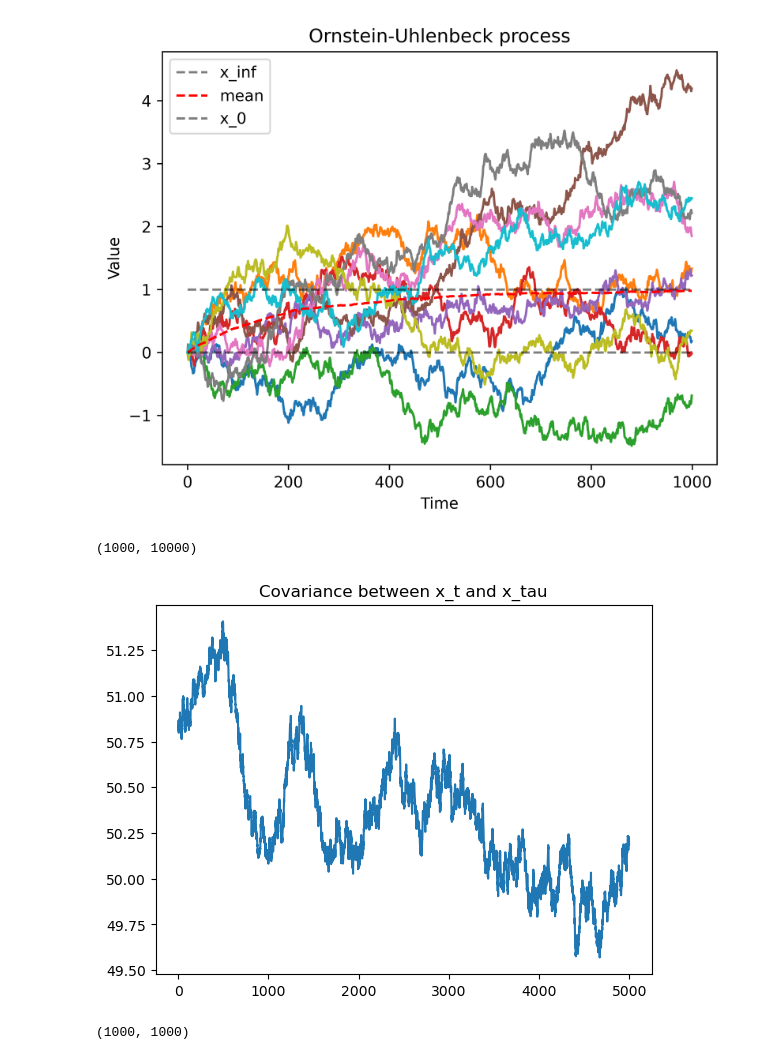
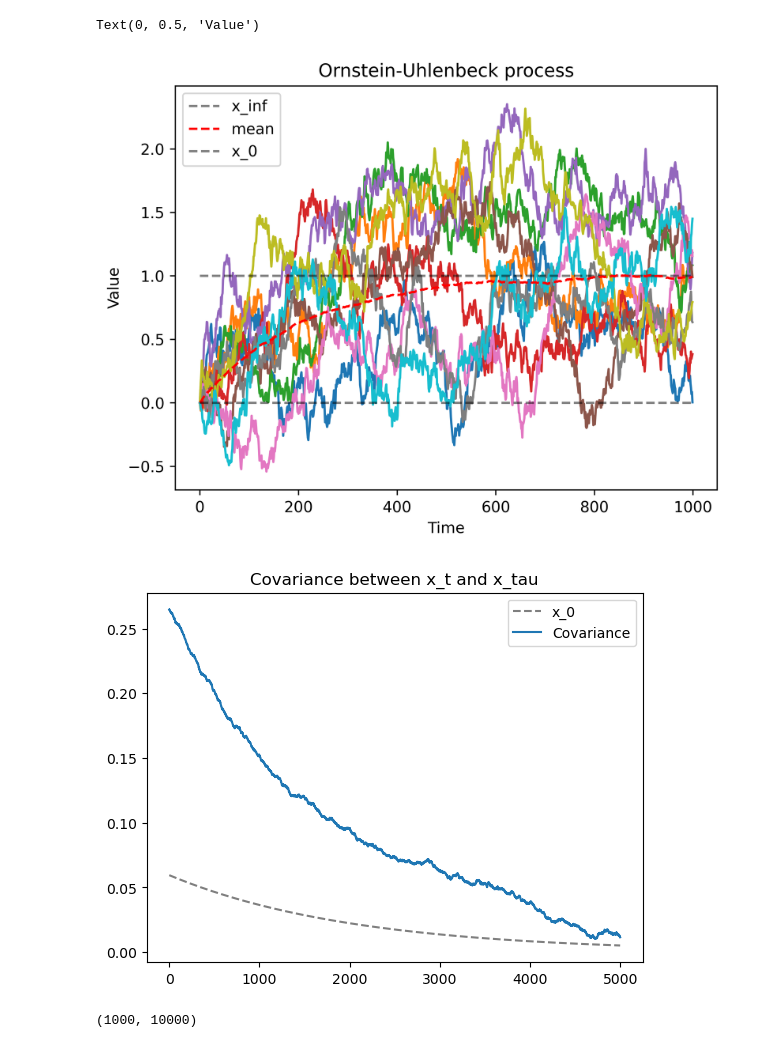
Before and after one commit to AlviseSembenico/MathWork, a Jupyter notebook: SDE/Homework 1/simulation.ipynb, the cells around one changed output. Drawn from its saved outputs; the diff is of its cells as text; code cells hidden in the pictures.

```diff
--- a/SDE/Homework 1/simulation.ipynb
+++ b/SDE/Homework 1/simulation.ipynb
@@ -19,8 +19,8 @@ def simulate_ou(T, size, dt, x_0, x_inf, a, b):
     x[:,0] = x_0
     for i in range(1, n_intervals):
         t = i*dt
-        dw = np.random.normal(0, np.sqrt(dt), size)
-        x[:,i] = x[:,i-1] - a* np.exp(-a*t)*(x_0-x_inf)*dt + b * dw
+        dw = np.sqrt(dt) * np.random.normal(0, 1, size)
+        x[:,i] = x[:,i-1] -a*(x[:,i-1]-x_inf)*dt + b*dw
     return x
 # %%
 T = 10
@@ -42,37 +42,43 @@ plt.xlabel('Time')
 plt.ylabel('Value')
 # plt.savefig(path / 'ou_process.png')
 # %% [output]
+Text(0, 0.5, 'Value')
-[figure, old version]
+[figure, new version]
 # %%
 def cov(x,y):
     return np.mean(x*y) - np.mean(x)*np.mean(y)
 # %%
-T_size = x.shape[1]
-t = T_size//2
 
 x_inf = 1
 x_0 = 0
-a = 1
-b = 1
-T = 100
-x = simulate_ou(T, size, dt, x_0, x_inf, a, b)
+a = 0.5
+b = 0.5
+T = 10
+size = 1000
+x = simulate_ou(T, size, dt/10, x_0, x_inf, a, b)
 
+T_size = x.shape[1]
+t = T_size//2
 x_t = x[:, t]
+
+
 covariance = []
 for i in range(t+1, T_size):
     x_tau = x[:,i]
     covariance.append(np.cov(x_t, x_tau)[0,1])
     # covariance.append(cov(x_t, x_tau))
 
+plt.title('Covariance between x_t and x_tau')
+def analytic_cov(t, s):
+    return b**2/2*a * ( np.exp(-a*(t-s)) -  np.exp(-a*(s+t)))
+
+plt.plot([analytic_cov(t+tau, t) for tau in np.linspace(0.1, T- T/2, num=len(covariance))], 'k--', alpha=0.5, label='x_0')
 plt.plot(covariance, label='Covariance')
-plt.title('Covariance between x_t and x_tau')
-# plt.plot(np.ones(x.shape[1])*(b**2/(2*a)), 'k--', alpha=0.5, label='x_0')
-# plt.plot(x.T[:,:10])
-x.shape
+plt.legend()
+plt.savefig(path / 'covariance.png')
 # %% [output]
-(1000, 10000)
-[figure, old version]
+[figure, new version]
 # %%
 x.shape
 # %% [output]
-(1000, 1000)
+(1000, 10000)
```
Also changed, not shown: 1 other file.
